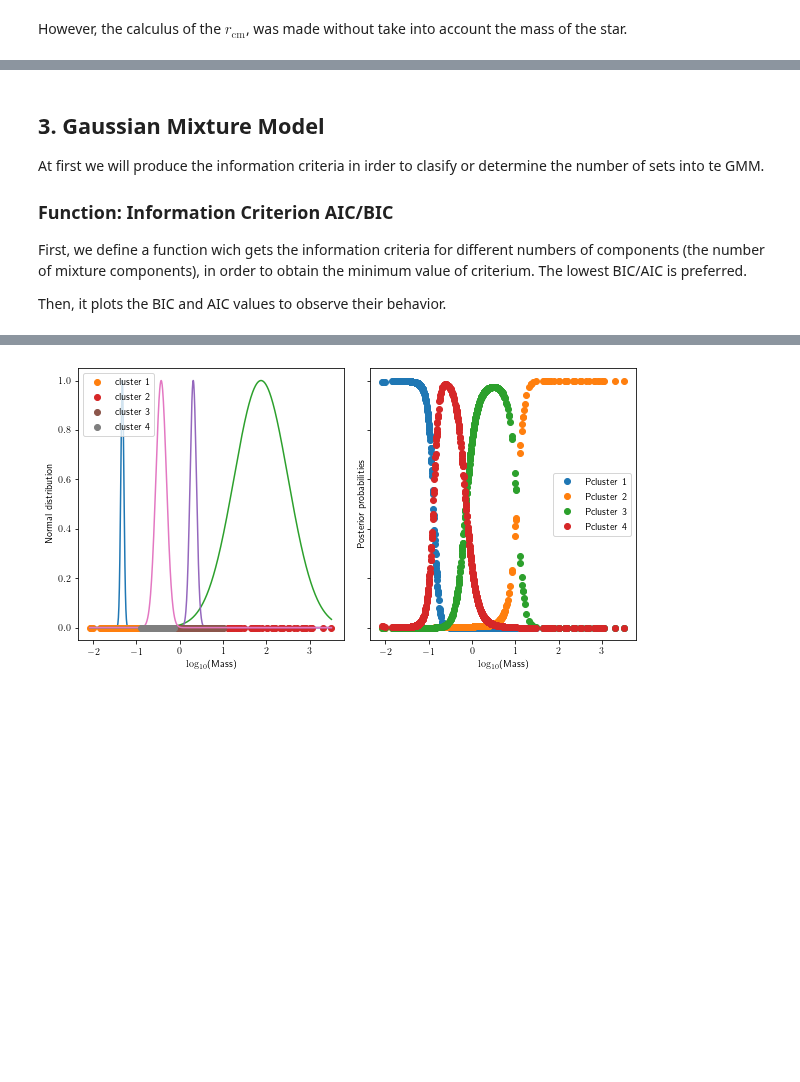
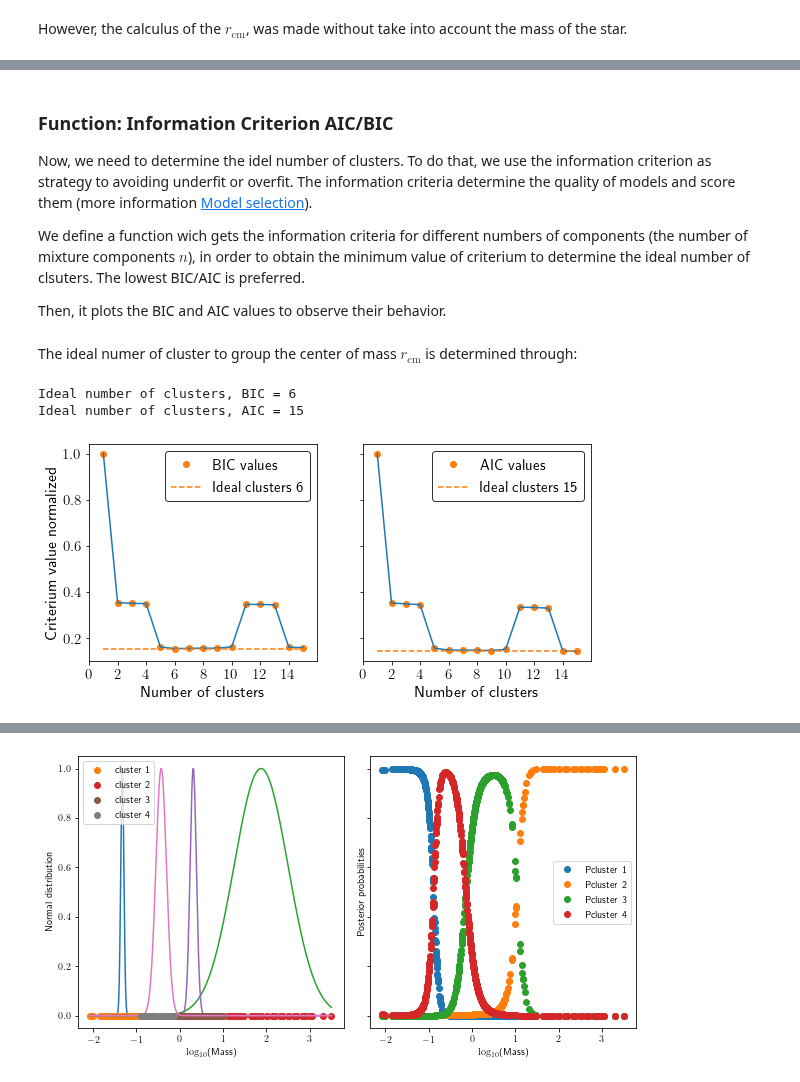
Before and after one commit to fjbautistas/Mixture_Gaussian_CM_of_Planets, a Jupyter notebook: Clasification.ipynb, the cells around one changed output, grey strips where cells are left out. Cells and saved outputs as stored; diff of their text form; code cells hidden in the pictures; blank space fills up the shorter version.

Commit message:
changes in the function of classification

```diff
--- a/Clasification.ipynb
+++ b/Clasification.ipynb
@@ -205,10 +274,9 @@ However, the calculus of the $r_\text{cm}$, was made without take into account t
 # %% [markdown]
-## 3. Gaussian Mixture Model
+### Function: Information Criterion AIC/BIC
+Now, we need to determine the idel number of clusters. To do that, we use the information criterion as strategy to avoiding underfit or overfit. The information criteria determine the quality of models and score them (more information <a href="https://en.wikipedia.org/wiki/Model_selection#Criteria">Model selection</a>).
 
-At first we will produce the information criteria in irder to clasify or determine the number of sets into te GMM.
 
-### Function: Information Criterion AIC/BIC
-First, we define a function wich gets the information criteria for different numbers of components (the number of mixture components), in order to obtain the minimum value of criterium. The lowest BIC/AIC is preferred.
+We define a function wich gets the information criteria for different numbers of components (the number of mixture components $n$), in order to obtain the minimum value of criterium to determine the ideal number of clsuters. The lowest BIC/AIC is preferred.
 
 Then, it plots the BIC and AIC values to observe their behavior.
 # %%
@@ -238,3 +305,39 @@ def inf_criterion(times, data, log=False):
     print('Ideal number of clusters, AIC = '+str(criteria[1].index(min(criteria[1]))+1))
 
     return criteria
+# %%
+#comparison between AIC and BIC criteria----------------(plot)------------------------
+
+def plot_criteria(criteria):
+
+    figure, ax = plt.subplots(1, 2, sharex='col', sharey='row', figsize=(9, 4))
+    let   = 15
+    label = ['BIC','AIC']
+
+    for i,criterium in enumerate(criteria):
+        dim  = len(criteria[i])
+        norm = min(criteria[i])/max(criteria[i])
+
+        ax[i].plot(range(1, dim+1), criteria[i]/max(criteria[i]), "o",
+                   c="C1",label=label[i]+" values")
+        ax[i].plot(range(1, dim+1),criteria[i]/max(criteria[i]))#, label=label[i])
+        ax[i].plot(range(1, dim+1),np.ones(dim)*norm,
+                   "--",label=r"Ideal clusters "+str(criteria[i].index(min(criteria[i]))+1) )
+
+        ax[i].set_xlabel(r'Number of clusters', fontsize=let+1)
+        ax[i].legend(fontsize=let, loc=1,edgecolor='black')
+        ax[i].set_xlim(0, dim+1)
+        ax[i].set_xticks(np.arange(0, dim, step=2))
+        ax[i].tick_params(labelsize=let)
+
+    ax[0].set_ylabel(r'Criterium value normalized', fontsize=let+1)
+    return [bic,aic]
+# %% [markdown]
+The ideal numer of cluster to group the center of mass $r_\text{cm}$ is determined through:
+# %%
+b = inf_criterion(15, CoM, False)
+b_plot = plot_criteria(b)
+# %% [output]
+Ideal number of clusters, BIC = 6
+Ideal number of clusters, AIC = 15
+[figure, added]
```
Also changed, not shown: parts of 13 cells of this notebook.
